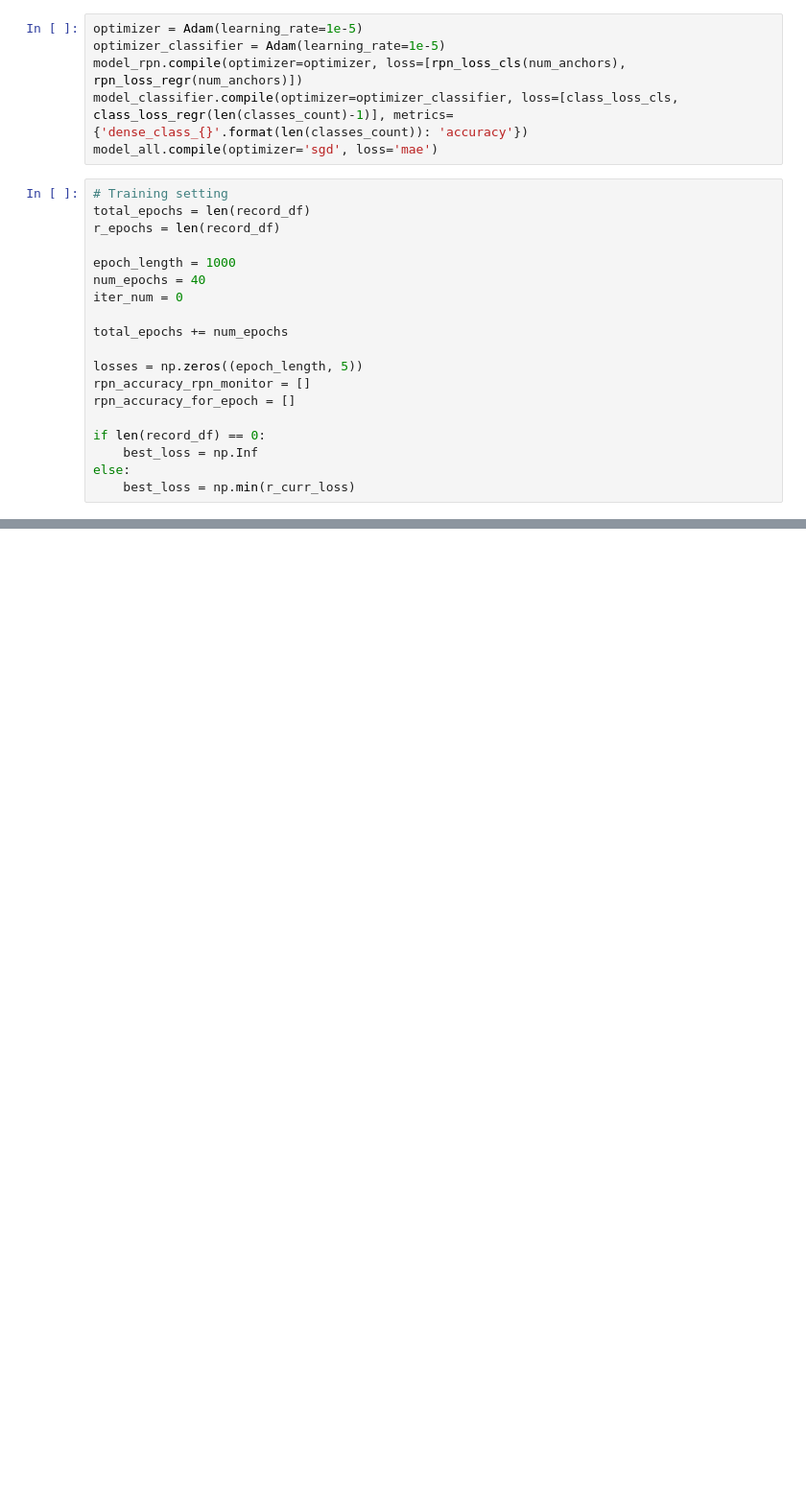
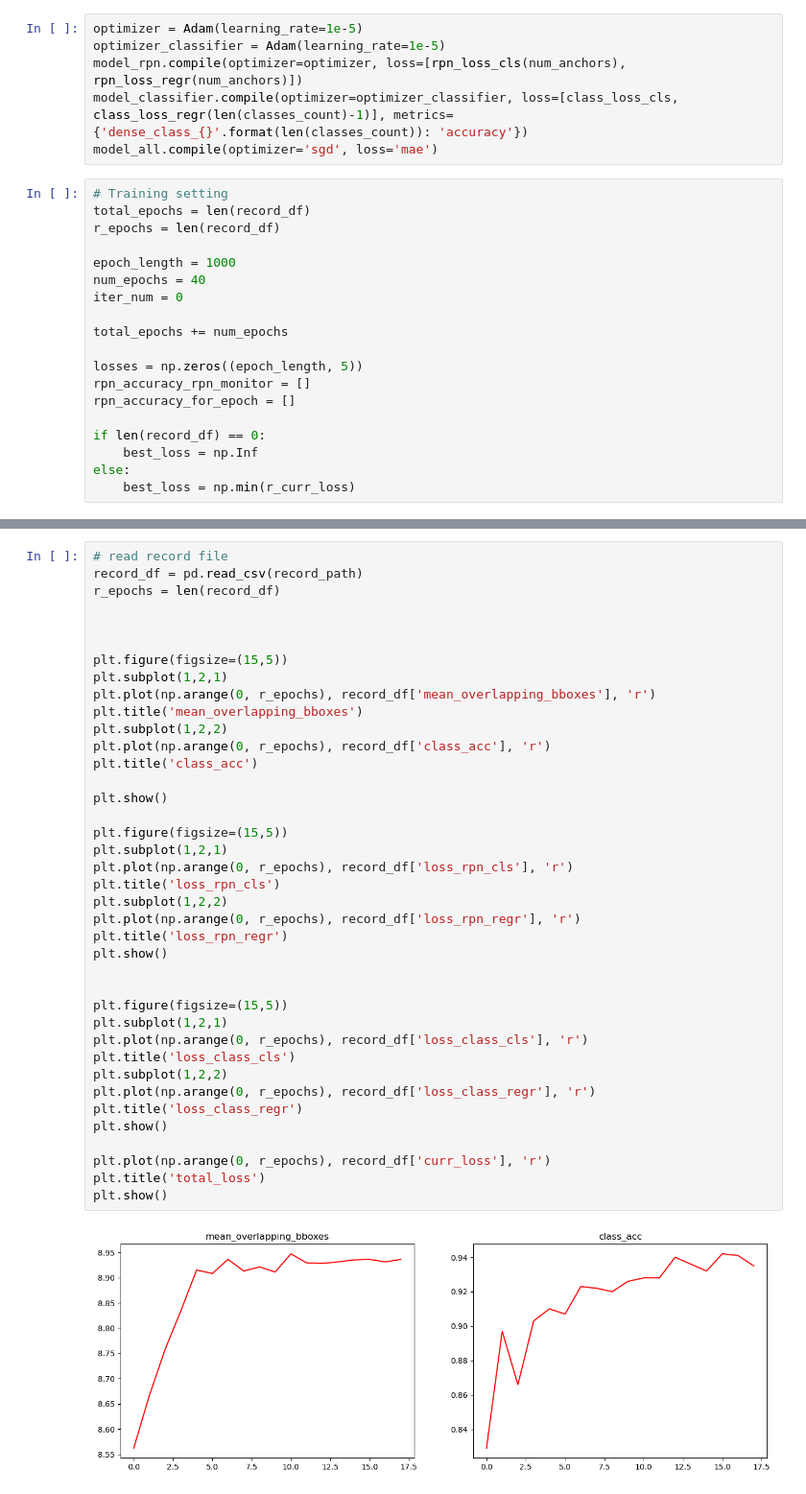
Before and after one commit to luizwritescode/frcnn, a Jupyter notebook: frcnn_train.ipynb, the cells around one changed output, grey strips where cells are left out. Shown: that part at 96% size. Cells and saved outputs as stored; diff of their text form; blank space fills up the shorter version.

```diff
--- a/frcnn_train.ipynb
+++ b/frcnn_train.ipynb
@@ -1720,0 +1688,41 @@ KeyboardInterrupt:
+# %%
+# read record file
+record_df = pd.read_csv(record_path)
+r_epochs = len(record_df)
+
+
+
+plt.figure(figsize=(15,5))
+plt.subplot(1,2,1)
+plt.plot(np.arange(0, r_epochs), record_df['mean_overlapping_bboxes'], 'r')
+plt.title('mean_overlapping_bboxes')
+plt.subplot(1,2,2)
+plt.plot(np.arange(0, r_epochs), record_df['class_acc'], 'r')
+plt.title('class_acc')
+
+plt.show()
+
+plt.figure(figsize=(15,5))
+plt.subplot(1,2,1)
+plt.plot(np.arange(0, r_epochs), record_df['loss_rpn_cls'], 'r')
+plt.title('loss_rpn_cls')
+plt.subplot(1,2,2)
+plt.plot(np.arange(0, r_epochs), record_df['loss_rpn_regr'], 'r')
+plt.title('loss_rpn_regr')
+plt.show()
+
+
+plt.figure(figsize=(15,5))
+plt.subplot(1,2,1)
+plt.plot(np.arange(0, r_epochs), record_df['loss_class_cls'], 'r')
+plt.title('loss_class_cls')
+plt.subplot(1,2,2)
+plt.plot(np.arange(0, r_epochs), record_df['loss_class_regr'], 'r')
+plt.title('loss_class_regr')
+plt.show()
+
+plt.plot(np.arange(0, r_epochs), record_df['curr_loss'], 'r')
+plt.title('total_loss')
+plt.show()
+# %% [output]
+[figure, added]
```
Also changed, not shown: parts of 5 cells of this notebook, 56 other files.
